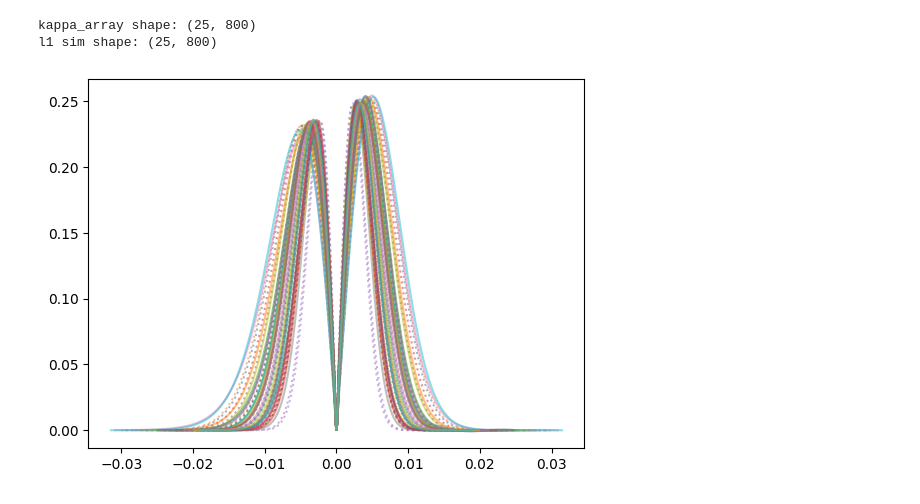
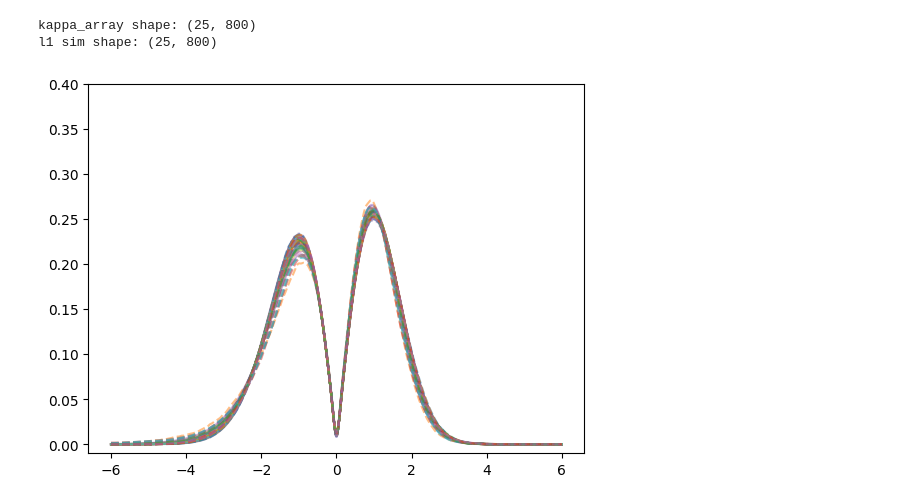
Before and after one commit to vilasinits/WALE, a Jupyter notebook: notebooks/emulator.ipynb, the cells around one changed output. Cells and saved outputs as stored; diff of their text form; code cells hidden in the pictures.

```diff
--- a/notebooks/emulator.ipynb
+++ b/notebooks/emulator.ipynb
@@ -6,8 +6,9 @@ import gpytorch
 import numpy as np
 from torch.utils.data import TensorDataset, DataLoader
 # %%
-data_path_withoutsim = "../data/filtertophat_results_15_tomobin5_simulationFalse.npy"
-data_path_withsim = "../data/filtertophat_results_15_tomobin5_simulationTrue.npy"
+data_path_withoutsim = "/feynman/work/dap/lcs/vt272285/final_codes/WALE/notebooks/new_dv/extrabins/filtertophat_results_15.0_tomobin5_simulationFalse_sep.npy"
+# data_path_withsim = "/new_dv/filtertophat_results_15.0_tomobin5_simulationTrue_sep.npy"
+data_path_withsim = "/feynman/work/dap/lcs/vt272285/final_codes/WALE/notebooks/new_dv/extrabins/filtertophat_results_15.0_tomobin5_simulationTrue_sep.npy"
 # # Load the data
 # data_withsim = np.load(data_path_withsim, allow_pickle=True)
 # data_withoutsim = np.load(data_path_withoutsim, allow_pickle=True)
@@ -24,15 +25,17 @@ snr_array = []
 l1_sim_array = []
 # kappas_vals = np.linspace(-0.04,0.04,401)
 for idx, entry in data.items():
-    cosmo = entry['cosmology']
-    sigma_sq = entry['perturbation_theory_sigma_sq']  # float or scalar
-    l1s = np.asarray(entry['prediction_l1'])         # shape: (M,)
-    snrs = np.asarray(entry['snr'])                  # shape: (M,)
+    # if idx == 1:
+    #     continue
+    cosmo = entry[0]['cosmology']
+    sigma_sq = entry[0]['perturbation_theory_sigma_sq']  # float or scalar
+    l1s = np.asarray(entry[0]['prediction_l1_snr'])         # shape: (M,)
+    snrs = np.asarray(entry[0]['snr'])                  # shape: (M,)
     om = cosmo['Om']
     sig8 = cosmo['sigma8']
     h = cosmo['h']
     w = cosmo['w']
-    l1_sim = np.mean(entry['sim_l1_runs'],axis=0)  # shape: (M,n)
+    l1_sim = np.mean(entry[0]['sim_l1_runs_snr'],axis=0)  # shape: (M,n)
     sigma_sq_array.append(sigma_sq)
     l1_array.append(l1s)
     l1_sim_array.append(l1_sim)
@@ -68,39 +71,42 @@ snr_array_test = []
 
 # kappas_vals = np.linspace(-0.04,0.04,401)
 for idx, entry in data_test.items():
+    entry = entry[0]
     cosmo = entry['cosmology']
     sigma_sq = entry['perturbation_theory_sigma_sq']  # float or scalar
-    l1s = np.asarray(entry['prediction_l1'])         # shape: (M,)
+    l1s = np.asarray(entry['prediction_l1_snr'])         # shape: (M,)
     snrs = np.asarray(entry['snr'])                  # shape: (M,)
     om = cosmo['Om']
     sig8 = cosmo['sigma8']
     h = cosmo['h']
     w = cosmo['w']
     sigma_sq_array_test.append(sigma_sq)
     l1_array_test.append(l1s)
     snr_array_test.append(snrs)
     Om_array_test.append(om)
     sig8_array_test.append(sig8)
     h_array_test.append(h)
     w_array_test.append(w)
 
 # Convert lists to numpy arrays
 Om_array_test = np.array(Om_array_test)
 sig8_array_test = np.array(sig8_array_test)
 h_array_test = np.array(h_array_test)
 w_array_test = np.array(w_array_test)
 sigma_sq_array_test = np.array(sigma_sq_array_test)
 l1_array_test = np.array(l1_array_test)
 snr_array_test = np.array(snr_array_test)
 kappa_array_test = snr_array_test * np.sqrt(sigma_sq_array_test[:, np.newaxis])
 plt.figure()
-plt.plot(kappa_array_test.T, l1_array_test.T, alpha=0.5, ls=":")
-plt.plot(kappa_array.T, l1_array.T, alpha=0.5)
+plt.plot(snr_array_test.T, l1_array_test.T, alpha=0.5, ls=":")
+plt.plot(snr_array.T, l1_array.T, alpha=0.5)
+plt.plot(snr_array.T, l1_sim_array.T, alpha=0.5, ls="--")
+plt.ylim(-0.01,0.4)
 plt.show()
 # %% [output]
 kappa_array shape: (25, 800)
 l1 sim shape: (25, 800)
-[figure, old version]
+[figure, new version]
 # %%
 import numpy as np
 import torch
```
Also changed, not shown: parts of 7 cells of this notebook, 14 other files.
